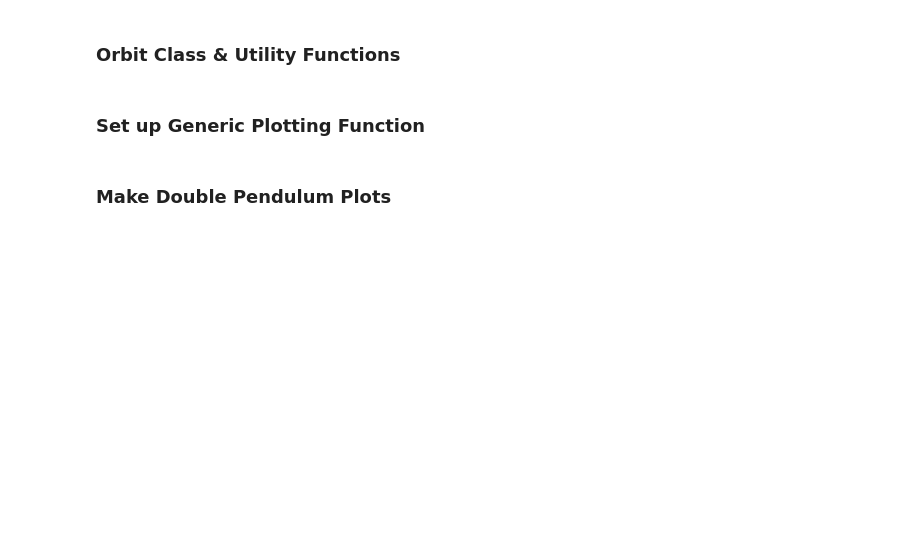
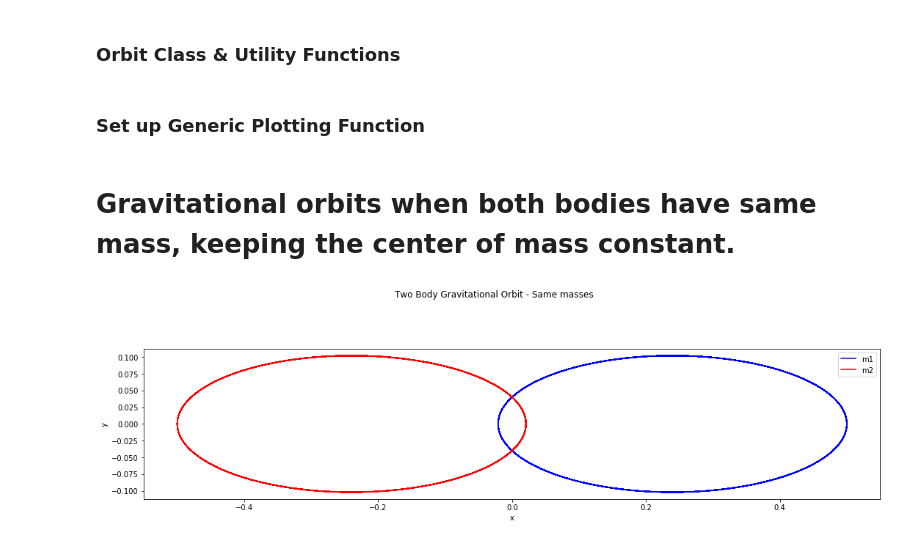
Before and after one commit to NessMayker/Physics5300, a Jupyter notebook: Gravitational Orbits in Cartesian Coordinates.ipynb, the cells around one changed output. Cells and saved outputs as stored; diff of their text form; code cells hidden in the pictures; blank space fills up the shorter version.

```diff
--- a/Gravitational Orbits in Cartesian Coordinates.ipynb
+++ b/Gravitational Orbits in Cartesian Coordinates.ipynb
@@ -226,8 +226,6 @@ def start_stop_indices(t_pts, plot_start, plot_stop):
     start_index = (np.fabs(t_pts-plot_start)).argmin()  # index in t_pts array
     stop_index = (np.fabs(t_pts-plot_stop)).argmin()  # index in t_pts array
     return start_index, stop_index
-# %% [markdown]
-### Make Double Pendulum Plots
 # %%
 # Labels for individual plot axes
 x_vs_y_labels = ('x', 'y')
@@ -249 +245,47 @@ m2 = 1.0
 o1 = Orbit(m1=m1, m2=m2, G=G)
+# %% [markdown]
+# Gravitational orbits when both bodies have same mass, keeping the center of mass constant.
+# %%
+#specify initial condition of first body then calculate behavior of second that keeps CM constant.
+x1_0 = 0.5
+y1_0 = 0.
+
+x2_0 = -m1 / m2 * x1_0
+y2_0 = -m1 / m2 * y1_0
+
+x1dot_0 = 0
+y1dot_0 = 0.2
+
+x2dot_0 = -m1 / m2 * x1dot_0
+y2dot_0 = -m1 / m2 * y1dot_0
+
+x1, x1dot, x2, x2dot, y1, y1dot, y2, y2dot = o1.solve_ode(t_pts, x1_0, x1dot_0, x2_0, x2dot_0, y1_0, y1dot_0, y2_0, y2dot_0)
+
+# Plot the orbits
+fig = plt.figure(figsize=(15,5))
+ax_a = fig.add_subplot(1,1,1)
+overall_title = 'Two Body Gravitational Orbit - Same masses'
+fig.suptitle(overall_title, va='baseline')
+
+start, stop = start_stop_indices(t_pts, t_start, t_end)
+plot_y_vs_x(x1[start : stop], y1[start : stop],
+            axis_labels=x_vs_y_labels,
+            color='blue',
+            label='m1',
+            ax=ax_a)
+plot_y_vs_x(x2[start : stop], y2[start : stop],
+            color='red',
+            label='m2',
+            ax=ax_a)
+ax_a.set_aspect(1) # shows ratio between x and y without resizing.
+
+fig.tight_layout()
+fig.savefig('orbit.png', bbox_inches='tight')
+
+
+# animate with animation from waves notebook
+# final problem set potentially useful - Wave animation
+# For animation keep same plot and then add a dot to go over it
+#%%capture
+# %% [output]
+[figure, added]
```
Also changed, not shown: parts of 14 cells of this notebook.
